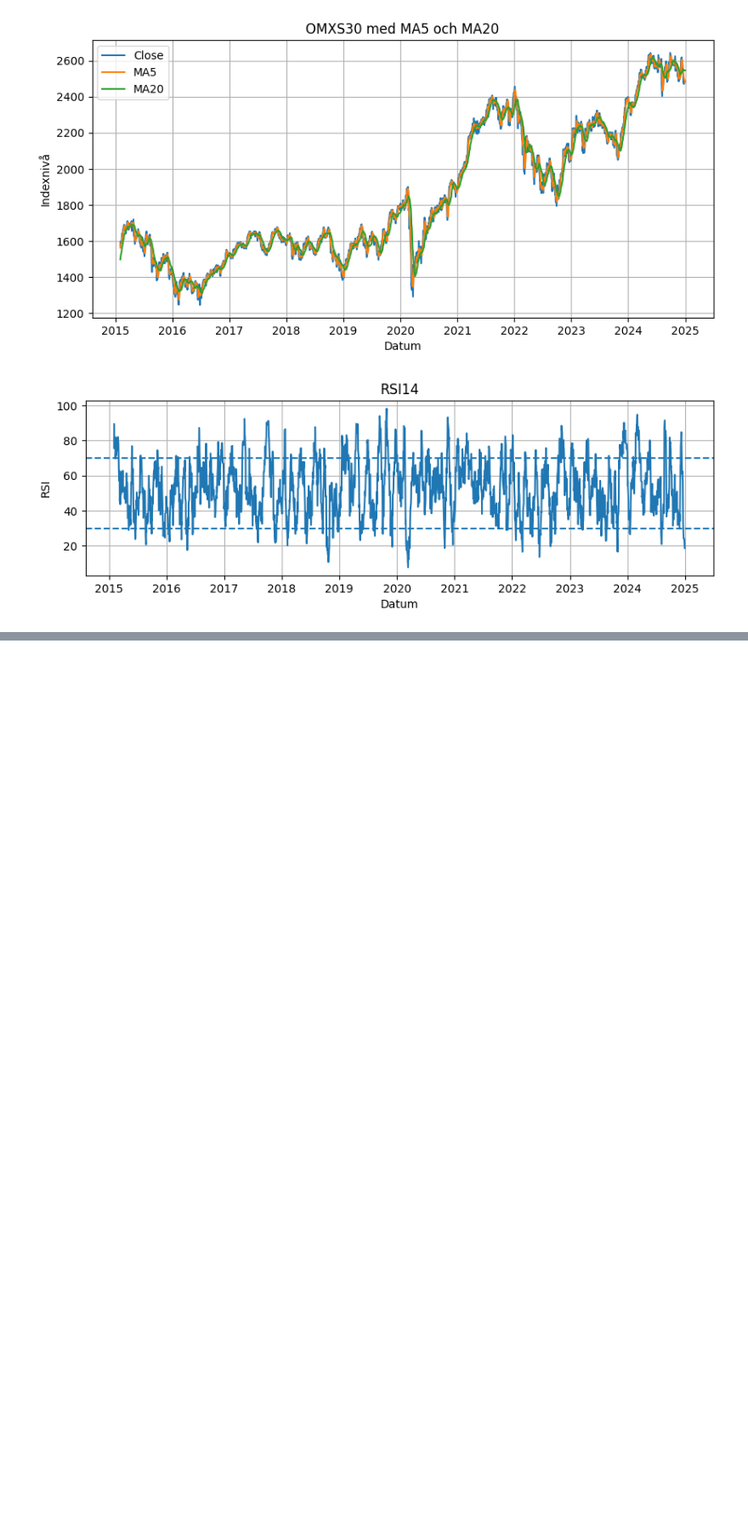
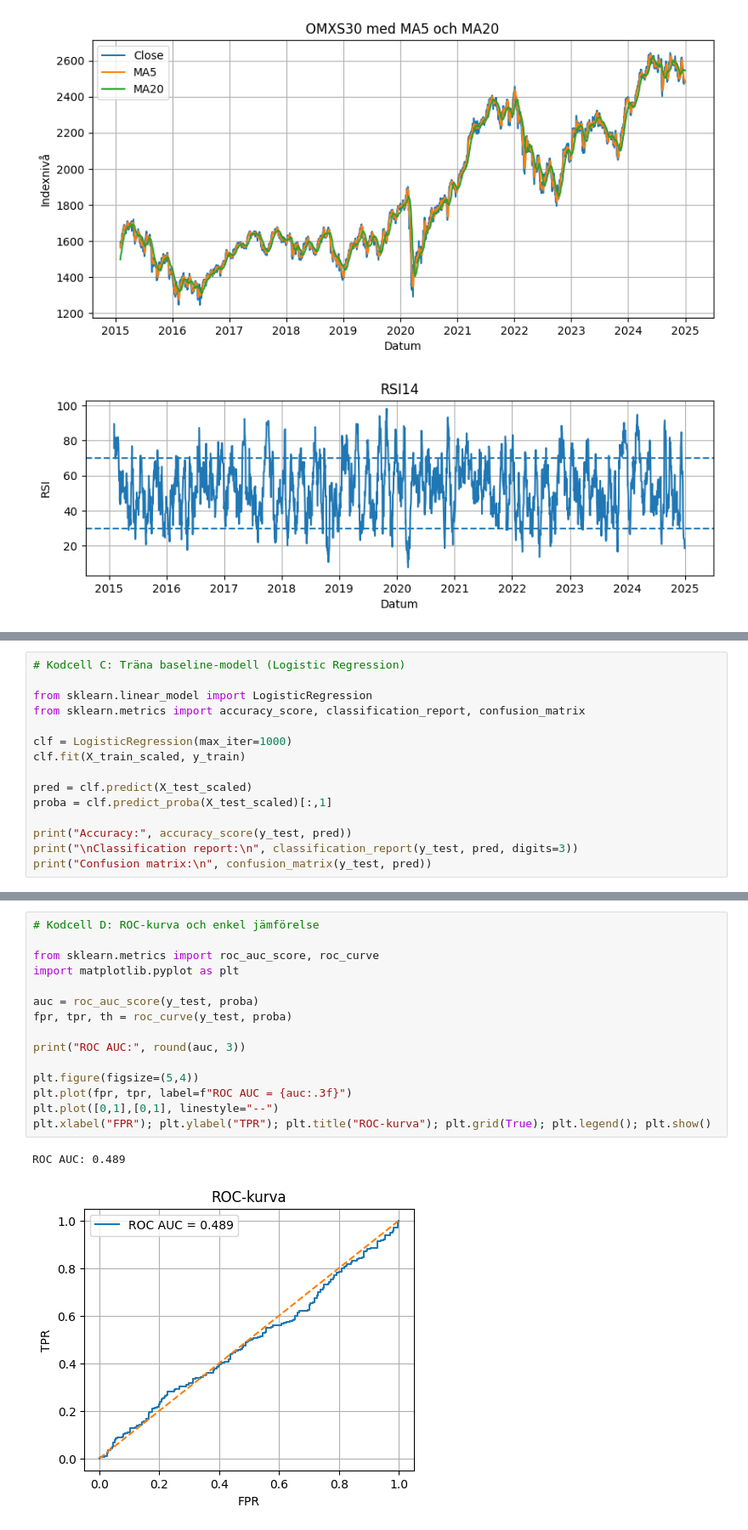
Before and after one commit to christiansopov-gif/OMXS30_Projekt, a Jupyter notebook: OMXS30_AI_Project.ipynb, the cells around one changed output, grey strips where cells are left out. Shown at 85% size. Cells and saved outputs as stored; diff of their text form; blank space fills up the shorter version.

Commit message:
Steg 2 = Modellbygge och utvärdering
*Features (X & y)
*Split + skalning
*LogReg modell
*ROC-graf
Random Forest

```diff
--- a/OMXS30_AI_Project.ipynb
+++ b/OMXS30_AI_Project.ipynb
@@ -335,0 +398,15 @@ Rader kvar efter indikatorer: 2490
+# %%
+# Kodcell C: Träna baseline-modell (Logistic Regression)
+
+from sklearn.linear_model import LogisticRegression
+from sklearn.metrics import accuracy_score, classification_report, confusion_matrix
+
+clf = LogisticRegression(max_iter=1000)
+clf.fit(X_train_scaled, y_train)
+
+pred = clf.predict(X_test_scaled)
+proba = clf.predict_proba(X_test_scaled)[:,1]
+
+print("Accuracy:", accuracy_score(y_test, pred))
+print("\nClassification report:\n", classification_report(y_test, pred, digits=3))
+print("Confusion matrix:\n", confusion_matrix(y_test, pred))
@@ -335,0 +451,18 @@ Rader kvar efter indikatorer: 2490
+# %%
+# Kodcell D: ROC-kurva och enkel jämförelse
+
+from sklearn.metrics import roc_auc_score, roc_curve
+import matplotlib.pyplot as plt
+
+auc = roc_auc_score(y_test, proba)
+fpr, tpr, th = roc_curve(y_test, proba)
+
+print("ROC AUC:", round(auc, 3))
+
+plt.figure(figsize=(5,4))
+plt.plot(fpr, tpr, label=f"ROC AUC = {auc:.3f}")
+plt.plot([0,1],[0,1], linestyle="--")
+plt.xlabel("FPR"); plt.ylabel("TPR"); plt.title("ROC-kurva"); plt.grid(True); plt.legend(); plt.show()
+# %% [output]
+ROC AUC: 0.489
+[figure, added]
```
Also changed, not shown: parts of 8 cells of this notebook.
